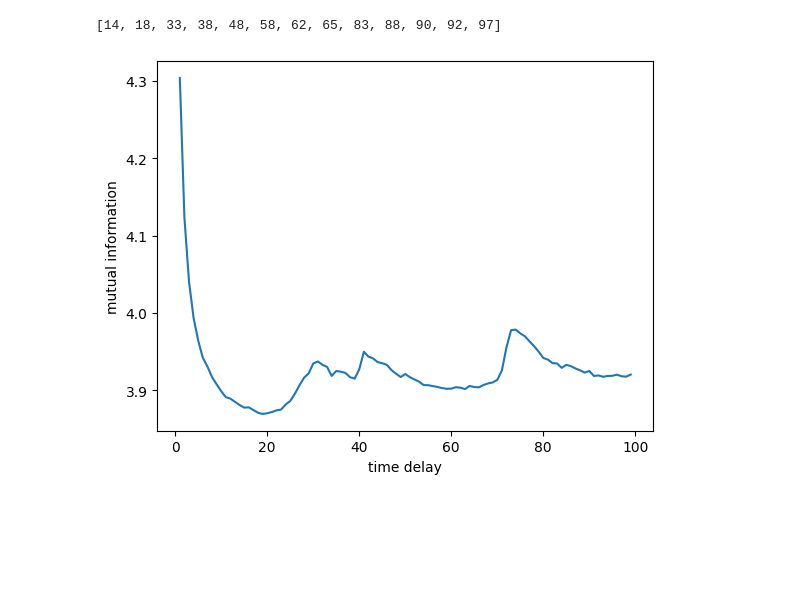
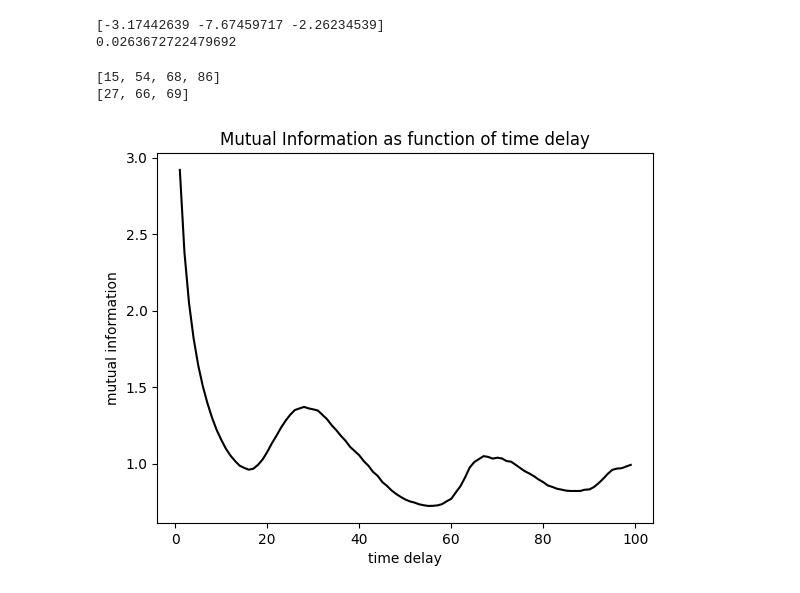
Before and after one commit to issaramro/ComputationalPhysics, a Jupyter notebook: Takens/Lorenz_System.ipynb, the cells around one changed output. Cells and saved outputs as stored; diff of their text form; code cells hidden in the pictures; blank space fills up the shorter version.

```diff
--- a/Takens/Lorenz_System.ipynb
+++ b/Takens/Lorenz_System.ipynb
@@ -12,6 +12,7 @@ def dy(x, y, z, r):
 
 def dz(x, y, z, b):
     return x*y - b*z
+
 
 def RK4_Lorenz(x, y, z, dx, dy, dz, sigma, r, b, h):
     for i in range(0, len(x) - 1):
@@ -44,7 +45,7 @@ x[0] = 1
 y[0] = 1
 z[0] = 1
 sigma = 10
-b = 2
+b = 8/3
 r = 28
 xs, ys, zs = RK4_Lorenz(x, y, z, dx, dy, dz, sigma, r, b, h)
 xs = xs + 0.5*np.random.randint(-10, 10)
@@ -52,10 +53,23 @@ ys = ys + 0.5*np.random.randint(-10, 10)
 zs = zs + 0.5*np.random.randint(-10, 10)
 fig = plt.figure(figsize=(5,9))
 ax = fig.add_subplot(111, projection='3d')
-ax.plot(xs , ys, zs, lw=0.5)
-ax.set_xlabel('x(t)')
-ax.set_ylabel('y(t)')
+ax.plot(xs , ys, zs, lw=0.5, color = 'k')
 ax.set_title('The Lorenz Attractor')
 plt.tight_layout()
 plt.show()
+
+plt.plot(t,xs, color = 'k')
+plt.ylabel("x(t)")
+plt.xlabel("t")
+plt.show()
+
+plt.plot(t,ys, color = 'k')
+plt.ylabel("y(t)")
+plt.xlabel("t")
+plt.show()
+
+plt.plot(t,zs, color = 'k')
+plt.ylabel("z(t)")
+plt.xlabel("t")
+plt.show()
 # %% [output]
@@ -63,40 +80,82 @@ plt.show()
+# %%
+# finding the Liapunov exponnet of the original attractor
+
+h = 0.01
+t = np.arange(0, 100, h)
+x1 = np.zeros(len(t))
+x2 = np.zeros(len(t))
+y1 = np.zeros(len(t))
+y2 = np.zeros(len(t))
+z1 = np.zeros(len(t))
+z2 = np.zeros(len(t))
+sigma = 10
+b = 8/3
+r = 28
+delta0 = [0.5, 0.2, 0.3]
+x1[0] = 1
+x2[0] = 1 + delta0[0]
+y1[0] = 1
+y2[0] = 1 + delta0[1]
+z1[0] = 1
+z2[0] = 1 + delta0[2]
+
+x1s, y1s, z1s = RK4_Lorenz(x1, y1, z1, dx, dy, dz, sigma, r, b, h)
+x2s, y2s, z2s = RK4_Lorenz(x2, y2, z2, dx, dy, dz, sigma, r, b, h)
+
+
+delta = np.array([x2[-1] - x1[- 1], y2[- 1] - y1[- 1], z2[- 1] - z1[- 1]])
+
+lyapunov = (1/t[- 1]) * np.log(np.linalg.norm(delta) / np.linalg.norm(delta0))
+print(lyapunov)
+# %% [output]
+[-3.17442639 -7.67459717 -2.26234539]
+0.0263672722479692
 # %%
-# methods for mutual information:
+# finding the mutual information:
+
 def entropy(p):
     p_norm = p / np.sum(p)
     p_norm = p_norm[np.nonzero(p_norm)]
     S = -np.sum(p_norm* np.log(p_norm))
     return S
 
 def MI(X,Y,bins):
     p_XY = np.histogram2d(X,Y,bins)[0]
     p_X = np.histogram(X,bins)[0]
     p_Y = np.histogram(Y,bins)[0]
 
     S_X = entropy(p_X)
     S_Y = entropy(p_Y)
     S_XY = entropy(p_XY)
 
     MI = S_X + S_Y - S_XY
     return MI
 
-# finding MI:
+
 MI_vals = []
 for i in range(1,100):
     v1 = xs[0:len(xs) - i]
     v2 = xs[i : len(xs)]
-    MI_vals.append(MI(v1, v2, 1000))
+    MI_vals.append(MI(v1, v2, 100))
 mins = []
+max = []
 for i in range(1, len(MI_vals)-1):
     if MI_vals[i] < MI_vals[i-1] and MI_vals[i] < MI_vals[i+1]:
         mins.append(i)
 
+for i in range(1, len(MI_vals)-1):
+    if MI_vals[i] > MI_vals[i-1] and MI_vals[i] > MI_vals[i+1]:
+        max.append(i)
+
 print(mins)
-plt.plot(np.arange(1,len(MI_vals)+1), MI_vals)
+print(max)
+plt.plot(np.arange(1,len(MI_vals)+1), MI_vals, color = 'k')
 plt.xlabel('time delay')
 plt.ylabel('mutual information')
+plt.title("Mutual Information as function of time delay")
 plt.show()
 # %% [output]
-[14, 18, 33, 38, 48, 58, 62, 65, 83, 88, 90, 92, 97]
+[15, 54, 68, 86]
+[27, 66, 69]
-[figure, old version]
+[figure, new version]
 # %%
```
Also changed, not shown: parts of 10 cells of this notebook, 5 other files.
